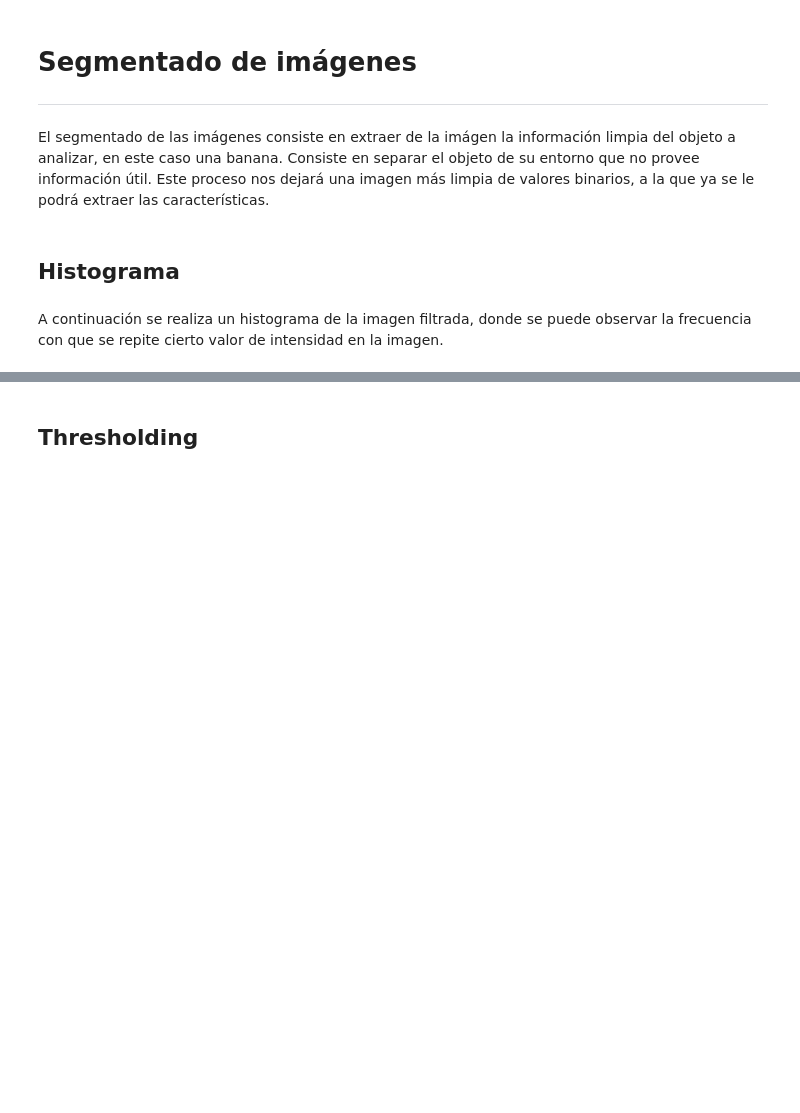
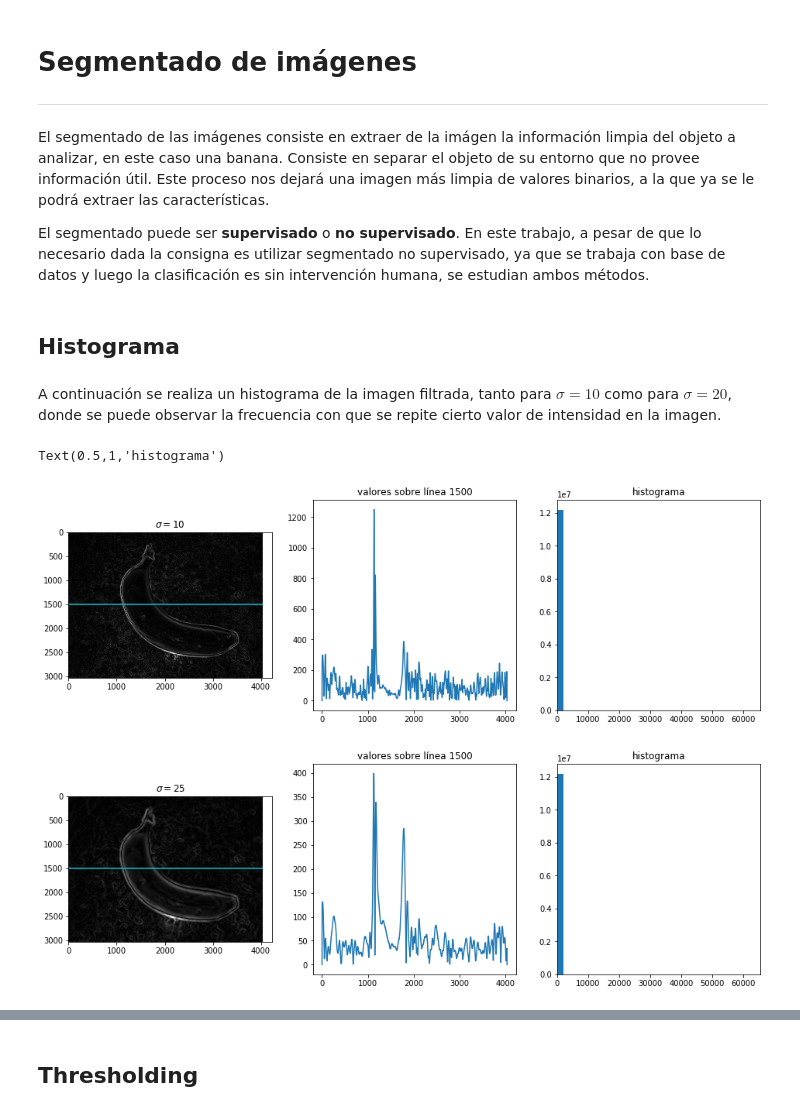
Before and after one commit to gonzafernan/fruit-classifier, a Jupyter notebook: 03-segmentacion.ipynb, the cells around one changed output, grey strips where cells are left out. Drawn from its saved outputs; the diff is of its cells as text; code cells hidden in the pictures; blank space fills up the shorter version.

```diff
--- a/03-segmentacion.ipynb
+++ b/03-segmentacion.ipynb
@@ -34,7 +39,9 @@ ax.imshow(banana_clean)
 ---
 # %% [markdown]
 El segmentado de las imágenes consiste en extraer de la imágen la información limpia del objeto a analizar, en este caso una banana. Consiste en separar el objeto de su entorno que no provee información útil. Este proceso nos dejará una imagen más limpia de valores binarios, a la que ya se le podrá extraer las características.
+
+El segmentado puede ser **supervisado** o **no supervisado**. En este trabajo, a pesar de que lo necesario dada la consigna es utilizar segmentado no supervisado, ya que se trabaja con base de datos y luego la clasificación es sin intervención humana, se estudian ambos métodos.
 # %% [markdown]
 ## Histograma
 # %% [markdown]
-A continuación se realiza un histograma de la imagen filtrada, donde se puede observar la frecuencia con que se repite cierto valor de intensidad en la imagen.
+A continuación se realiza un histograma de la imagen filtrada, tanto para $\sigma=10$ como para $\sigma=20$, donde se puede observar la frecuencia con que se repite cierto valor de intensidad en la imagen.
@@ -51,0 +48,34 @@ fig, ax = plt.subplots(1, 1)
+# %%
+bi0 = np.zeros(bc0.shape, dtype=np.uint16)
+bi1 = np.zeros(bc1.shape, dtype=np.uint16)
+
+for j in range(bc0.shape[1]):
+    for i in range(bc0.shape[0]):
+        bi0[i][j] = int(round(bc0[i][j]*65535))
+        bi1[i][j] = int(round(bc1[i][j]*65535))
+
+fig, (ax0, ax1, ax2) = plt.subplots(1, 3, figsize=(16, 5))
+ax0.imshow(bi0)
+ax0.hlines(1500, 0, bc0.shape[1], color='C9')
+ax0.set_title('$\sigma=10$')
+ax1.plot(bi0[1500, :])
+ax1.set_title('valores sobre línea 1500')
+
+ax2.hist(bi0.ravel(), bins=32, range=[0, 65536])
+ax2.set_xlim(0, 65536);
+ax2.set_title('histograma')
+
+fig, (ax0, ax1, ax2) = plt.subplots(1, 3, figsize=(16, 5))
+ax0.imshow(bi1)
+ax0.hlines(1500, 0, bc1.shape[1], color='C9')
+ax0.set_title('$\sigma=25$')
+ax1.plot(bi1[1500, :])
+ax1.set_title('valores sobre línea 1500')
+
+ax2.hist(bi1.ravel(), bins=32, range=[0, 65536])
+ax2.set_xlim(0, 65536);
+ax2.set_title('histograma')
+# %% [output]
+Text(0.5,1,'histograma')
+[figure, added]
+[figure, added]
```
Also changed, not shown: parts of 17 cells of this notebook, 1 other file.
